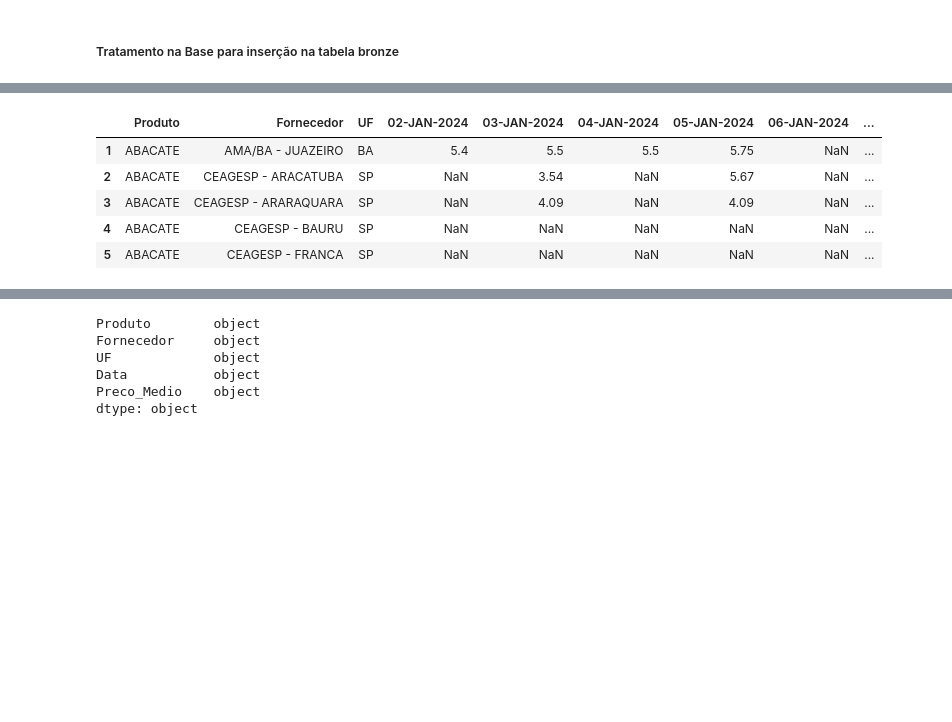
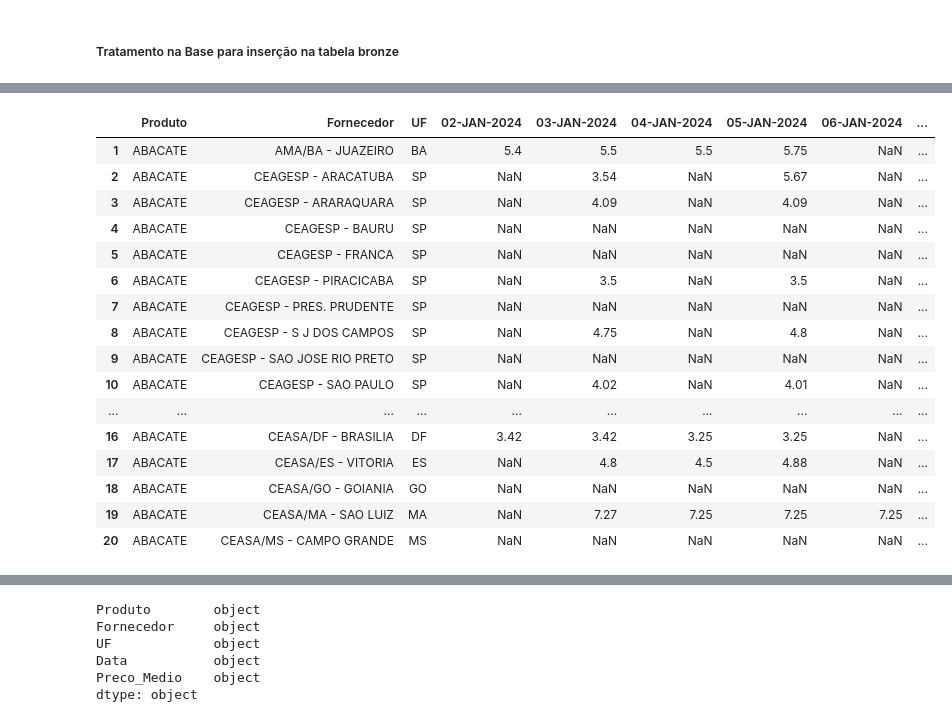
Before and after one commit to Danielbalthazar/MVP_PUC, a Jupyter notebook: MVP Engenharia de dados Puc.ipynb, the cells around one changed output, grey strips where cells are left out. Saved outputs shown, nothing was run; the diff lists cells and outputs as text; code cells hidden in the pictures; blank space fills up the shorter version.

```diff
--- a/MVP Engenharia de dados Puc.ipynb
+++ b/MVP Engenharia de dados Puc.ipynb
@@ -199,14 +268,25 @@ df_mai24 = df_mai24[1:]
 df_jun24 = df_jun24[1:]
 # %%
 # Exibindo um dos DataFrames extraídos após remover primeira linha do cabeçaçho adicional
-df_Jan24.head()
+df_Jan24.head(20)
 # %% [output]
 |  | Produto | Fornecedor | UF | 02-JAN-2024 | 03-JAN-2024 | 04-JAN-2024 | 05-JAN-2024 | 06-JAN-2024 | ... |
 | 1 | ABACATE | AMA/BA - JUAZEIRO | BA | 5.4 | 5.5 | 5.5 | 5.75 | NaN | ... |
 | 2 | ABACATE | CEAGESP - ARACATUBA | SP | NaN | 3.54 | NaN | 5.67 | NaN | ... |
 | 3 | ABACATE | CEAGESP - ARARAQUARA | SP | NaN | 4.09 | NaN | 4.09 | NaN | ... |
 | 4 | ABACATE | CEAGESP - BAURU | SP | NaN | NaN | NaN | NaN | NaN | ... |
 | 5 | ABACATE | CEAGESP - FRANCA | SP | NaN | NaN | NaN | NaN | NaN | ... |
+| 6 | ABACATE | CEAGESP - PIRACICABA | SP | NaN | 3.5 | NaN | 3.5 | NaN | ... |
+| 7 | ABACATE | CEAGESP - PRES. PRUDENTE | SP | NaN | NaN | NaN | NaN | NaN | ... |
+| 8 | ABACATE | CEAGESP - S J DOS CAMPOS | SP | NaN | 4.75 | NaN | 4.8 | NaN | ... |
+| 9 | ABACATE | CEAGESP - SAO JOSE RIO PRETO | SP | NaN | NaN | NaN | NaN | NaN | ... |
+| 10 | ABACATE | CEAGESP - SAO PAULO | SP | NaN | 4.02 | NaN | 4.01 | NaN | ... |
+| ... | ... | ... | ... | ... | ... | ... | ... | ... | ... |
+| 16 | ABACATE | CEASA/DF - BRASILIA | DF | 3.42 | 3.42 | 3.25 | 3.25 | NaN | ... |
+| 17 | ABACATE | CEASA/ES - VITORIA | ES | NaN | 4.8 | 4.5 | 4.88 | NaN | ... |
+| 18 | ABACATE | CEASA/GO - GOIANIA | GO | NaN | NaN | NaN | NaN | NaN | ... |
+| 19 | ABACATE | CEASA/MA - SAO LUIZ | MA | NaN | 7.27 | 7.25 | 7.25 | 7.25 | ... |
+| 20 | ABACATE | CEASA/MS - CAMPO GRANDE | MS | NaN | NaN | NaN | NaN | NaN | ... |
 # %%
 # Criando uma função que usa a função melt para transformar os dados em cada df(Derreter as colunas para a Tabela ficar em um formato longo e estreito)
 def reshape_dataframe(df):
```
Also changed, not shown: parts of 56 cells of this notebook.
